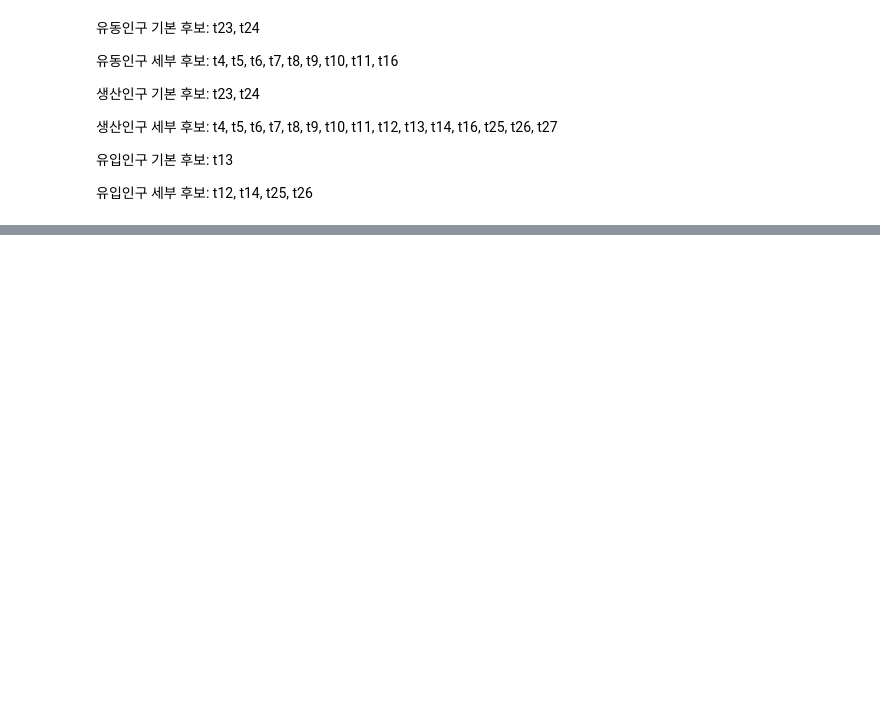
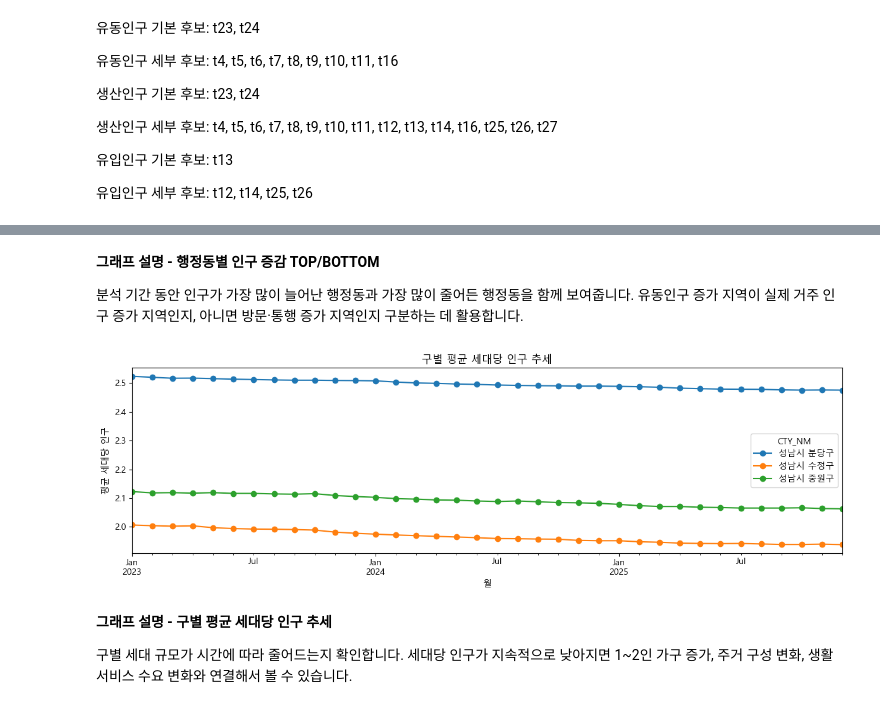
Before and after one commit to bulsajo1/final_project, a Jupyter notebook: Jiryun/my_eda.ipynb, the cells around one changed output, grey strips where cells are left out. Saved outputs shown, nothing was run; the diff lists cells and outputs as text; code cells hidden in the pictures; blank space fills up the shorter version.

```diff
--- a/Jiryun/my_eda.ipynb
+++ b/Jiryun/my_eda.ipynb
@@ -102,0 +1146,22 @@ t24.head()
+# %% [markdown]
+**그래프 설명 - 행정동별 인구 증감 TOP/BOTTOM**
+
+분석 기간 동안 인구가 가장 많이 늘어난 행정동과 가장 많이 줄어든 행정동을 함께 보여줍니다. 유동인구 증가 지역이 실제 거주 인구 증가 지역인지, 아니면 방문·통행 증가 지역인지 구분하는 데 활용합니다.
+# %%
+household_size_by_cty = (
+    population_clean.groupby(["BASE_MONTH", "CTY_NM"], as_index=False)
+    .agg(AVG_HOUSEHOLD_SIZE=("HOUSEHOLD_SIZE", "mean"))
+)
+household_size_pivot = household_size_by_cty.pivot(index="BASE_MONTH", columns="CTY_NM", values="AVG_HOUSEHOLD_SIZE")
+
+ax = household_size_pivot.plot(figsize=(12, 4), marker="o", title="구별 평균 세대당 인구 추세")
+ax.set_xlabel("월")
+ax.set_ylabel("평균 세대당 인구")
+plt.tight_layout()
+plt.show()
+# %% [output]
+[figure, added]
+# %% [markdown]
+**그래프 설명 - 구별 평균 세대당 인구 추세**
+
+구별 세대 규모가 시간에 따라 줄어드는지 확인합니다. 세대당 인구가 지속적으로 낮아지면 1~2인 가구 증가, 주거 구성 변화, 생활 서비스 수요 변화와 연결해서 볼 수 있습니다.
```
Also changed, not shown: parts of 139 cells of this notebook, 1 other file.
